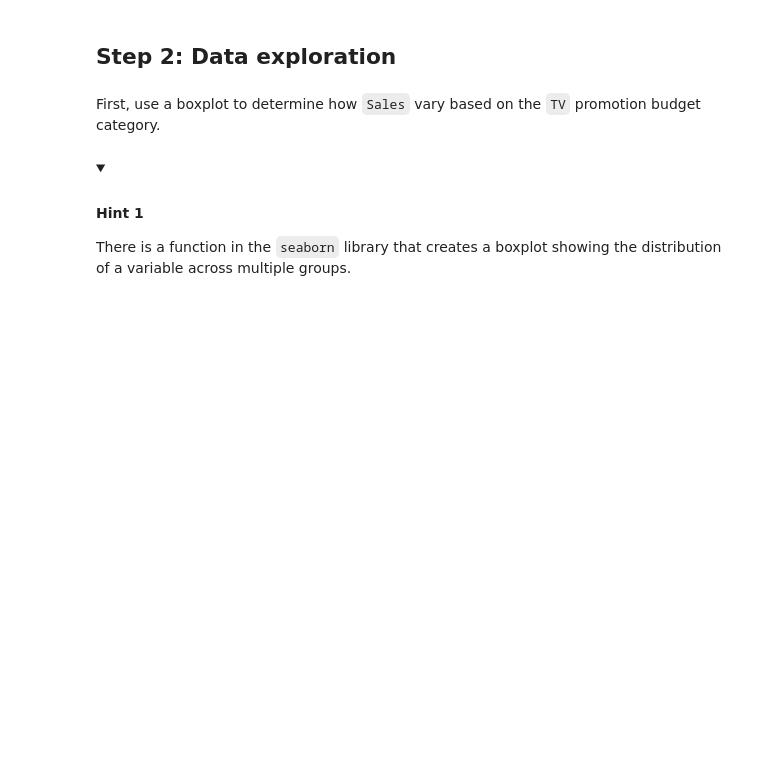
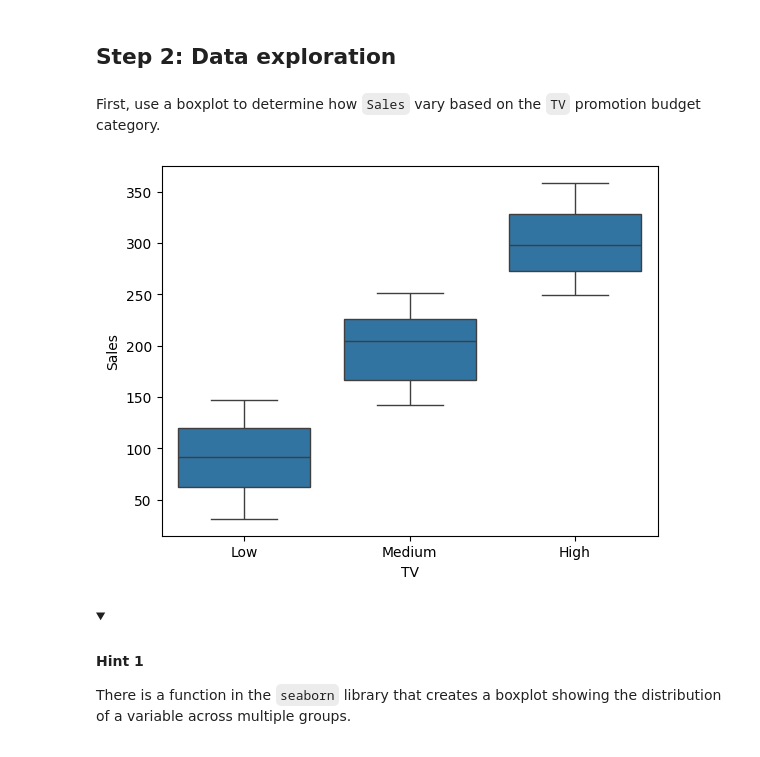
Before and after one commit to Cyberoctane29/Python-For-Data-Analysis, a Jupyter notebook: Course-5/Module_4/2_activity_hypothesis_testing_with_python.ipynb, the cells around one changed output. Saved outputs shown, nothing was run; the diff lists cells and outputs as text; code cells hidden in the pictures; folded sections open; blank space fills up the shorter version.

```diff
--- a/Course-5/Module_4/2_activity_hypothesis_testing_with_python.ipynb
+++ b/Course-5/Module_4/2_activity_hypothesis_testing_with_python.ipynb
@@ -30,8 +35,8 @@ import pandas as pd;
 # RUN THIS CELL TO IMPORT YOUR DATA.
 
 ### YOUR CODE HERE ###
-data = pd.read_csv('marketing_sales_data.csv')
+data = pd.read_csv(r'C:\Users\saswa\Documents\GitHub\Python-For-Data-Analysis\Course-5\Data\shared_data\marketing_sales_data.csv')
 
 # Display the first five rows.
 
-### YOUR CODE HERE ###
+data.head()
@@ -53,7 +74,9 @@ First, use a boxplot to determine how `Sales` vary based on the `TV` promotion b
 # %%
 # Create a boxplot with TV and Sales.
 
-### YOUR CODE HERE ###
+sns.boxplot(x = "TV", y = "Sales", data = data);
+# %% [output]
+[figure, added]
 # %% [markdown]
 <details>
 <summary><h4><strong>Hint 1</strong></h4></summary>
```
Also changed, not shown: parts of 44 cells of this notebook.
